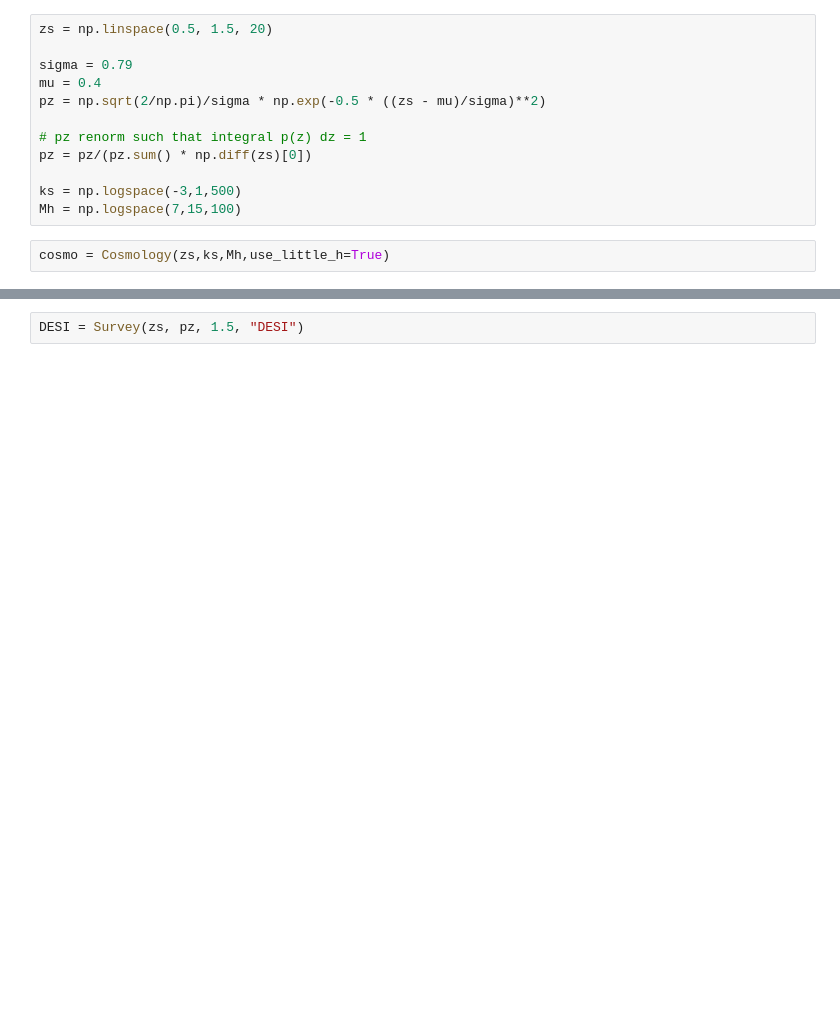
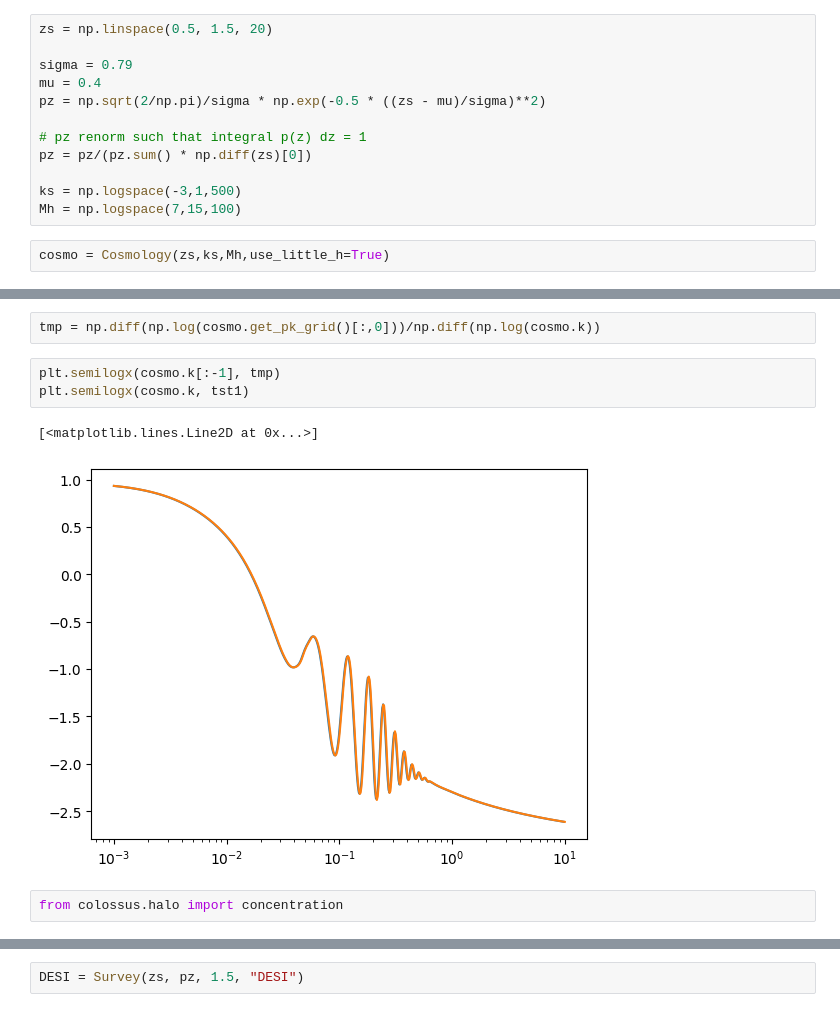
Before and after one commit to destrys/galCIB, a Jupyter notebook: notebooks/scratch-temp.ipynb, the cells around one changed output, grey strips where cells are left out. Drawn from its saved outputs; the diff is of its cells as text; blank space fills up the shorter version.

```diff
--- a/notebooks/scratch-temp.ipynb
+++ b/notebooks/scratch-temp.ipynb
@@ -66,0 +126,10 @@ array([0.39604142, 0.37157621, 0.34853489, 0.32689033, 0.30660137,
+# %%
+tmp = np.diff(np.log(cosmo.get_pk_grid()[:,0]))/np.diff(np.log(cosmo.k))
+# %%
+plt.semilogx(cosmo.k[:-1], tmp)
+plt.semilogx(cosmo.k, tst1)
+# %% [output]
+[<matplotlib.lines.Line2D at 0x...>]
+[figure, added]
+# %%
+from colossus.halo import concentration
```
Also changed, not shown: parts of 14 cells of this notebook, 4 other files.
